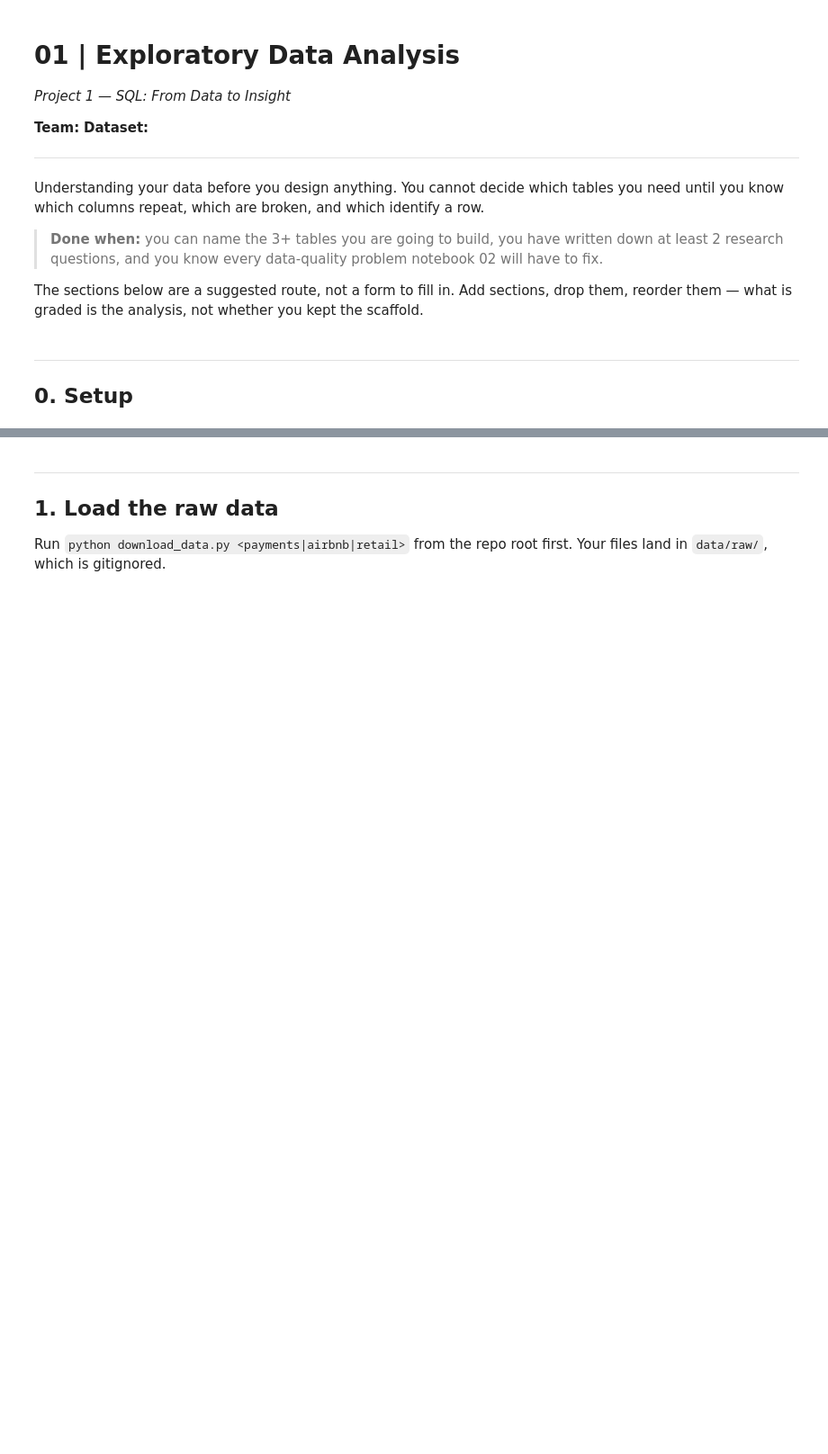
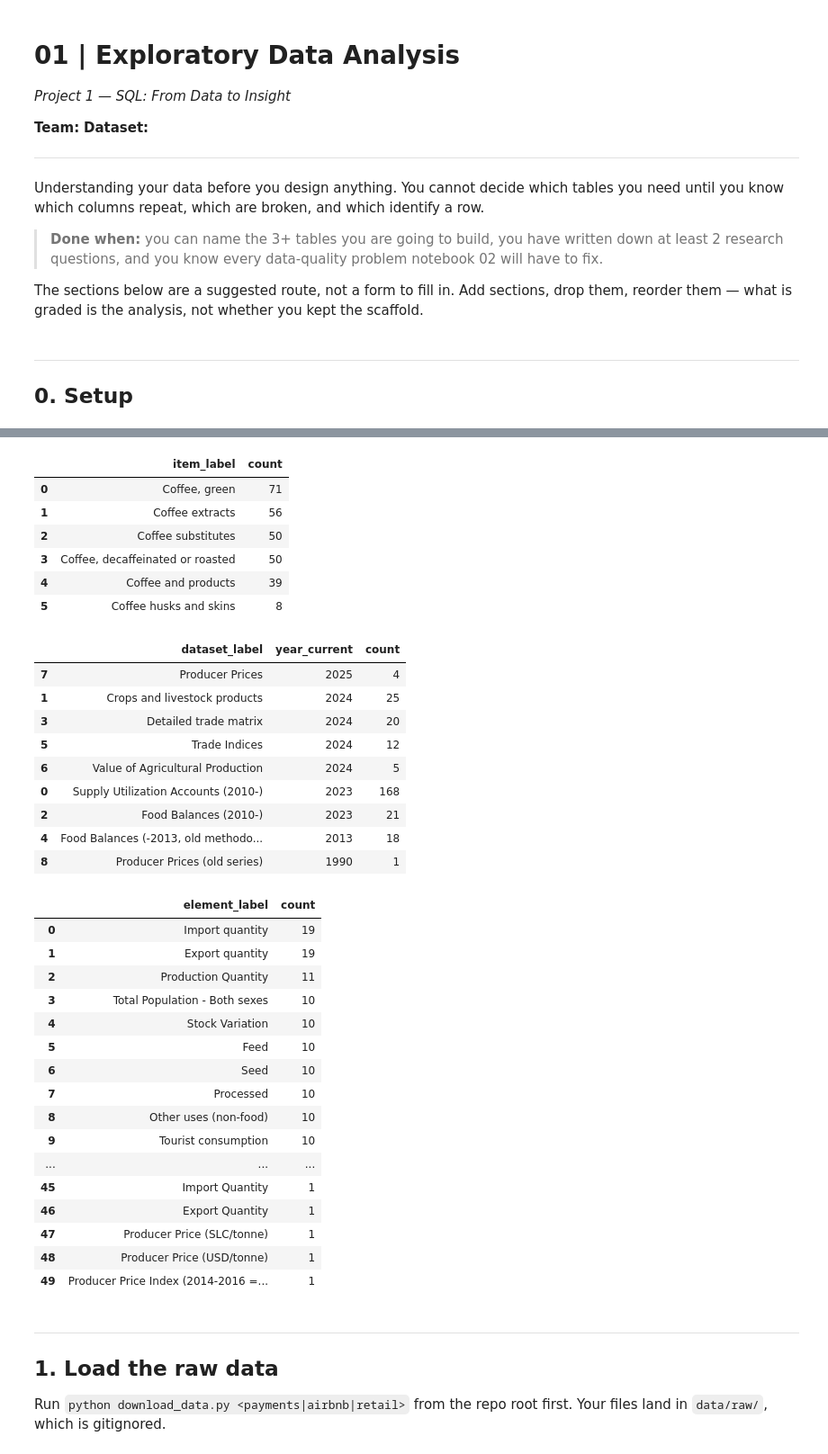
Before and after one commit to benjiro000/project-1-eda, a Jupyter notebook: notebooks/01_eda.ipynb, the cells around one changed output, grey strips where cells are left out. Shown at 90% size. Saved outputs shown, nothing was run; the diff lists cells and outputs as text; code cells hidden in the pictures; blank space fills up the shorter version.

```diff
--- a/notebooks/01_eda.ipynb
+++ b/notebooks/01_eda.ipynb
@@ -34,3 +170,43 @@ sns.set_theme(style="whitegrid")
+# %%
+coffee_products_fao = coffee_datasets["item_label"].value_counts().reset_index()
+coffee_datasets_fao = coffee_datasets[["dataset_label","year_current"]].value_counts().reset_index(name="count").sort_values("year_current", ascending=False)
+coffee_elements_fao = coffee_datasets["element_label"].value_counts().reset_index()
+display(coffee_products_fao, coffee_datasets_fao, coffee_elements_fao)
+# %% [output]
+|  | item_label | count |
+| 0 | Coffee, green | 71 |
+| 1 | Coffee extracts | 56 |
+| 2 | Coffee substitutes | 50 |
+| 3 | Coffee, decaffeinated or roasted | 50 |
+| 4 | Coffee and products | 39 |
+| 5 | Coffee husks and skins | 8 |
+|  | dataset_label | year_current | count |
+| 7 | Producer Prices | 2025 | 4 |
+| 1 | Crops and livestock products | 2024 | 25 |
+| 3 | Detailed trade matrix | 2024 | 20 |
+| 5 | Trade Indices | 2024 | 12 |
+| 6 | Value of Agricultural Production | 2024 | 5 |
+| 0 | Supply Utilization Accounts (2010-) | 2023 | 168 |
+| 2 | Food Balances (2010-) | 2023 | 21 |
+| 4 | Food Balances (-2013, old methodo... | 2013 | 18 |
+| 8 | Producer Prices (old series) | 1990 | 1 |
+|  | element_label | count |
+| 0 | Import quantity | 19 |
+| 1 | Export quantity | 19 |
+| 2 | Production Quantity | 11 |
+| 3 | Total Population - Both sexes | 10 |
+| 4 | Stock Variation | 10 |
+| 5 | Feed | 10 |
+| 6 | Seed | 10 |
+| 7 | Processed | 10 |
+| 8 | Other uses (non-food) | 10 |
+| 9 | Tourist consumption | 10 |
+| ... | ... | ... |
+| 45 | Import Quantity | 1 |
+| 46 | Export Quantity | 1 |
+| 47 | Producer Price (SLC/tonne) | 1 |
+| 48 | Producer Price (USD/tonne) | 1 |
+| 49 | Producer Price Index (2014-2016 =... | 1 |
 # %% [markdown]
 ---
 ## 1. Load the raw data
```
Also changed, not shown: parts of 5 cells of this notebook, 2 other files.
